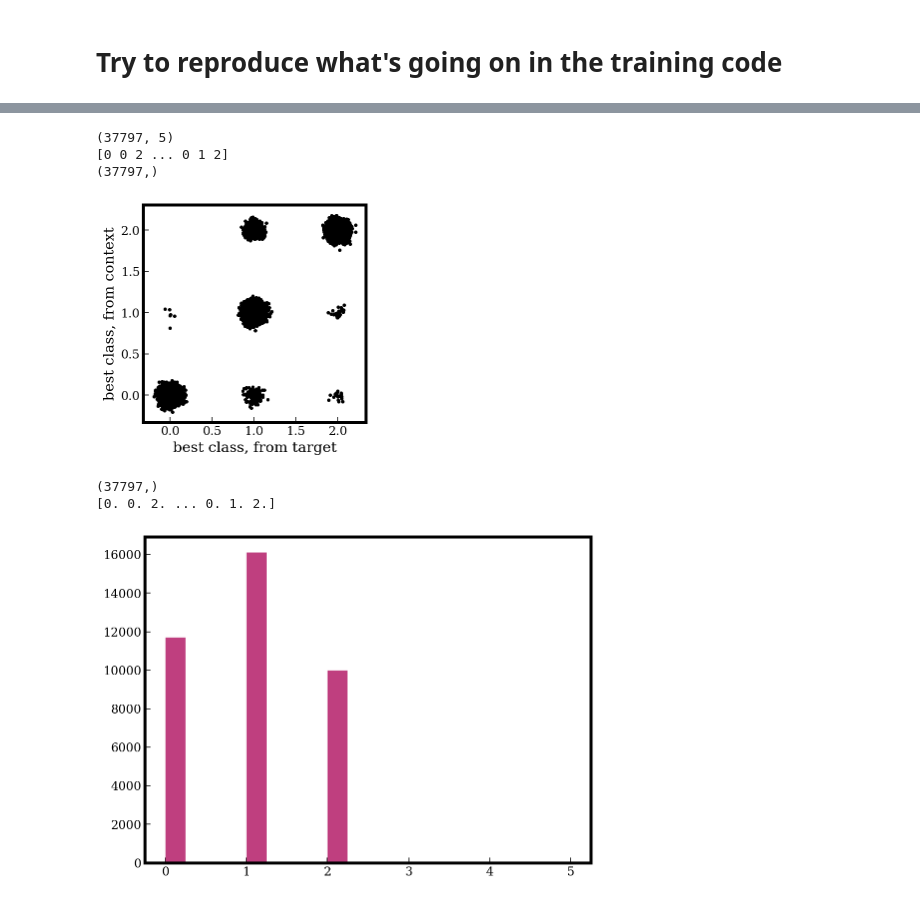
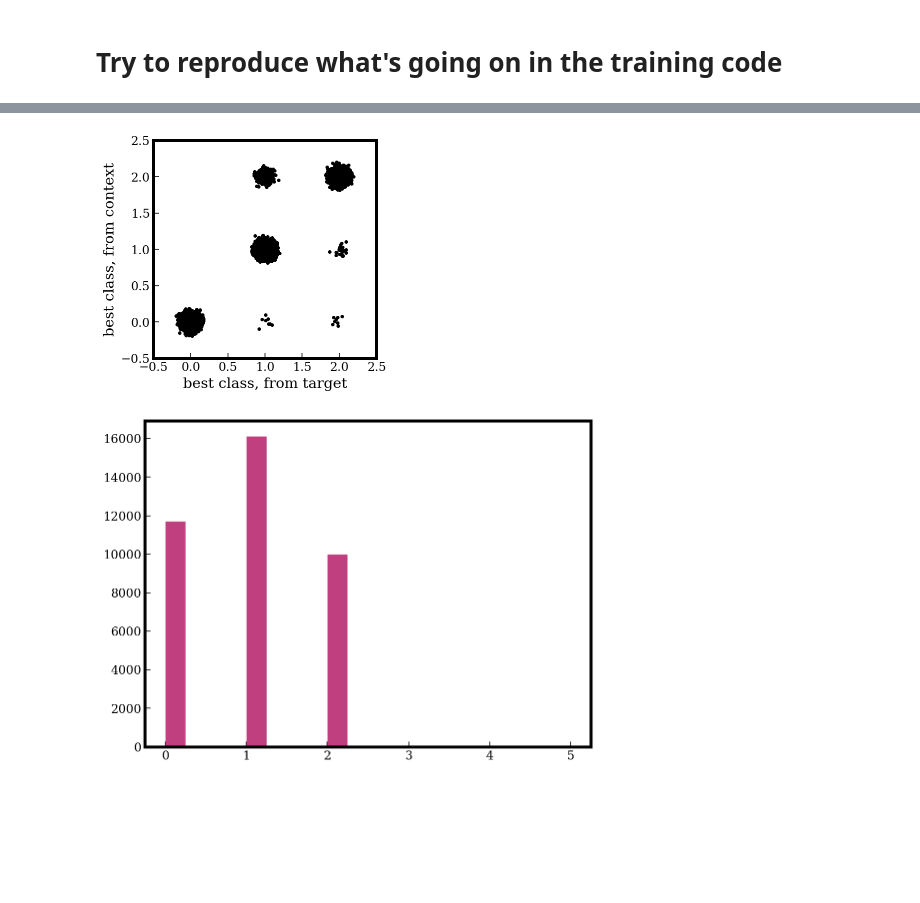
Before and after one commit to esandford/mmi-tagger, a Jupyter notebook: planettagger/costFunction.ipynb, the cells around one changed output, grey strips where cells are left out. Saved outputs shown, nothing was run; the diff lists cells and outputs as text; code cells hidden in the pictures; blank space fills up the shorter version.

```diff
--- a/planettagger/costFunction.ipynb
+++ b/planettagger/costFunction.ipynb
@@ -427,44 +427,41 @@ with open("simulatedPlanets/{0}/fake_grammaticalSystems_{1}.txt".format(experime
     systems = pickle.load(picklefile)
 
 data = np.zeros((1,n_features))
 
 for i in range(len(systems)):
     sys = systems[i]
     for j in range(len(sys)):
         data = np.vstack((data,np.array(sys[j])))
 
 data = data[1:][idxs]
-print(np.shape(data))
+#print(np.shape(data))
 
 bestClass = np.argmax(results,axis=1)
 bestClass_fromContext = np.argmax(results_fromContext,axis=1)
-print(bestClass)
-print(np.shape(bestClass))
+#print(bestClass)
+#print(np.shape(bestClass))
 
 fig = plt.figure(figsize=(4,4))
 plt.scatter(bestClass+np.random.normal(loc=0.0,scale=0.05,size=len(bestClass)),bestClass_fromContext+np.random.normal(loc=0.0,scale=0.05,size=len(bestClass_fromContext)),color='k',marker='.',alpha=1)
 plt.xlabel("best class, from target")
 plt.ylabel("best class, from context")
+plt.xlim(-.5,2.5)
+plt.ylim(-.5,2.5)
 plt.show()
 
 
 trueClass = np.load("./simulatedPlanets/{0}/fake_grammaticalSystems_{1}_truths.npy".format(experimentClass,experimentName))
 trueClass = trueClass[idxs]
-print(np.shape(trueClass))
-print(trueClass)
+#print(np.shape(trueClass))
+#print(trueClass)
 
 #note ---the bars don't line up in this histogram because the class labels are out of order!
 fig = plt.figure(figsize=(8,6))
 plt.hist(bestClass,bins=20,range=(0,5),color='b',alpha=0.5)
 plt.hist(trueClass,bins=20,range=(0,5),color='r',alpha=0.5)
 plt.show()
 # %% [output]
-(37797, 5)
-[0 0 2 ... 0 1 2]
-(37797,)
-[figure, old version]
+[figure, new version]
-(37797,)
-[0. 0. 2. ... 0. 1. 2.]
 [figure]
 # %%
 l,b = loss(targetProbs=results, contextProbs=results_fromContext, softmax_scale=1.)
```
Also changed, not shown: parts of 9 cells of this notebook, 7 other files.
